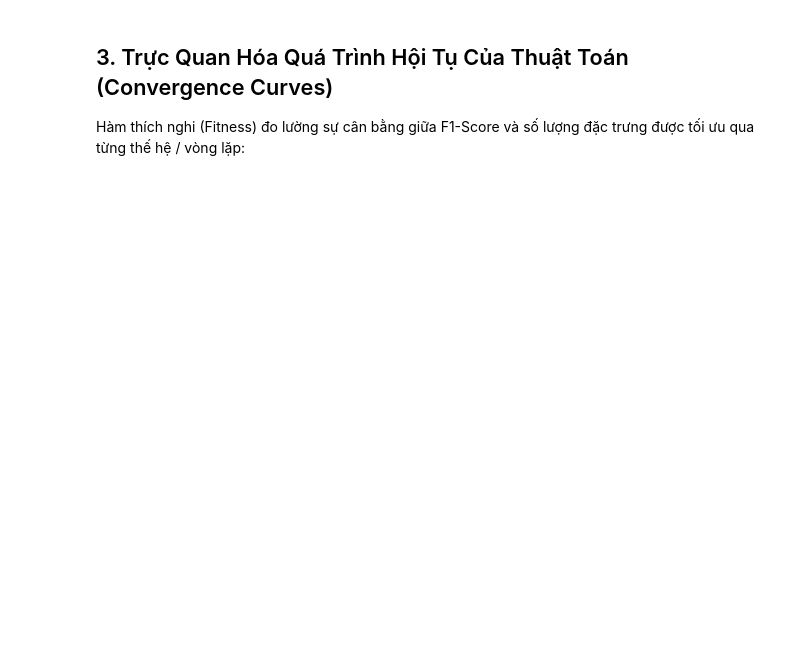
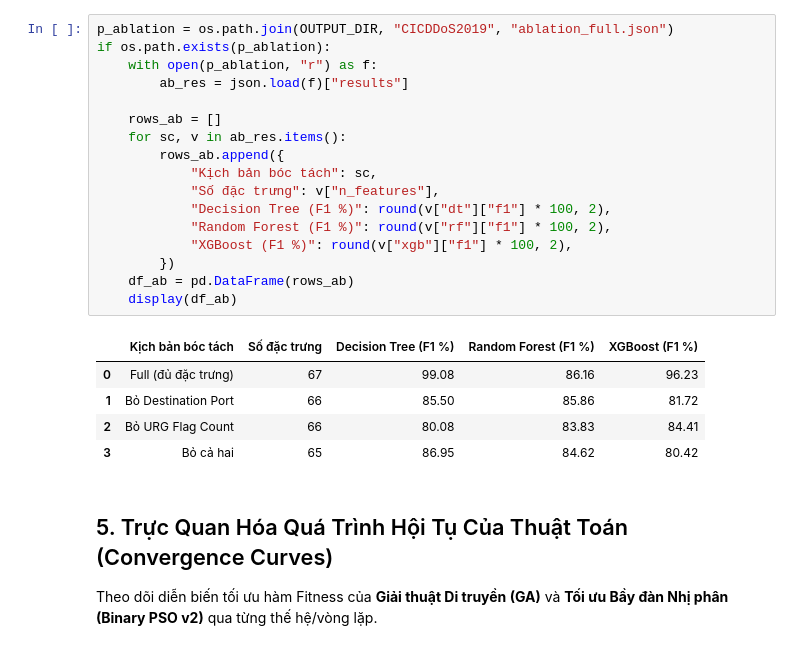
Before and after one commit to monmoonluna/attt-proj, a Jupyter notebook: reports/demo_ket_qua.ipynb, the cells around one changed output. Saved outputs shown, nothing was run; the diff lists cells and outputs as text; blank space fills up the shorter version.

```diff
--- a/reports/demo_ket_qua.ipynb
+++ b/reports/demo_ket_qua.ipynb
@@ -173,4 +292,27 @@ for ds in ["CICDDoS2019", "UNSW", "NSL-KDD"]:
+# %%
+p_ablation = os.path.join(OUTPUT_DIR, "CICDDoS2019", "ablation_full.json")
+if os.path.exists(p_ablation):
+    with open(p_ablation, "r") as f:
+        ab_res = json.load(f)["results"]
+
+    rows_ab = []
+    for sc, v in ab_res.items():
+        rows_ab.append({
+            "Kịch bản bóc tách": sc,
+            "Số đặc trưng": v["n_features"],
+            "Decision Tree (F1 %)": round(v["dt"]["f1"] * 100, 2),
+            "Random Forest (F1 %)": round(v["rf"]["f1"] * 100, 2),
+            "XGBoost (F1 %)": round(v["xgb"]["f1"] * 100, 2),
+        })
+    df_ab = pd.DataFrame(rows_ab)
+    display(df_ab)
+# %% [output]
+|  | Kịch bản bóc tách | Số đặc trưng | Decision Tree (F1 %) | Random Forest (F1 %) | XGBoost (F1 %) |
+| 0 | Full (đủ đặc trưng) | 67 | 99.08 | 86.16 | 96.23 |
+| 1 | Bỏ Destination Port | 66 | 85.50 | 85.86 | 81.72 |
+| 2 | Bỏ URG Flag Count | 66 | 80.08 | 83.83 | 84.41 |
+| 3 | Bỏ cả hai | 65 | 86.95 | 84.62 | 80.42 |
 # %% [markdown]
-## 3. Trực Quan Hóa Quá Trình Hội Tụ Của Thuật Toán (Convergence Curves)
-Hàm thích nghi (Fitness) đo lường sự cân bằng giữa F1-Score và số lượng đặc trưng được tối ưu qua từng thế hệ / vòng lặp:
+## 5. Trực Quan Hóa Quá Trình Hội Tụ Của Thuật Toán (Convergence Curves)
+Theo dõi diễn biến tối ưu hàm Fitness của **Giải thuật Di truyền (GA)** và **Tối ưu Bầy đàn Nhị phân (Binary PSO v2)** qua từng thế hệ/vòng lặp.
 # %%
```
Also changed, not shown: parts of 23 cells of this notebook, 6 other files.
